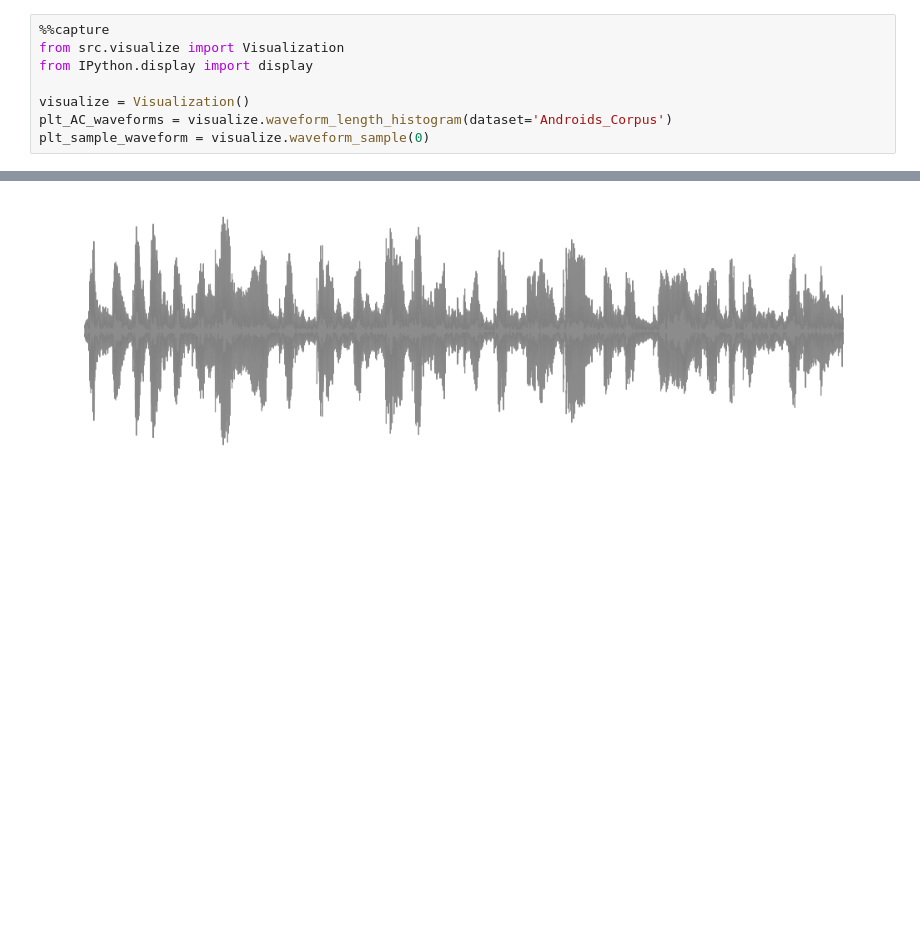
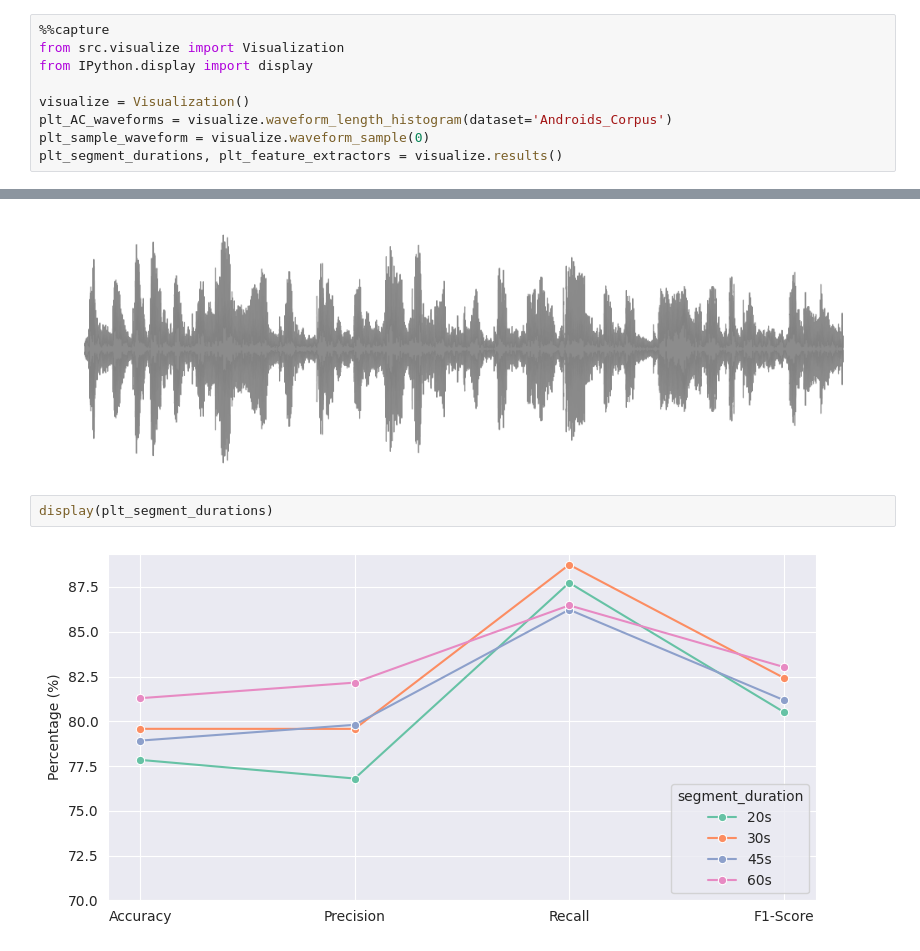
Before and after one commit to tabaraei/MultimodalDG-depression-detection, a Jupyter notebook: playground.ipynb, the cells around one changed output, grey strips where cells are left out. Cells and saved outputs as stored; diff of their text form; blank space fills up the shorter version.

Commit message:
updated the visualization codes used in the thesis

```diff
--- a/playground.ipynb
+++ b/playground.ipynb
@@ -35,6 +35,7 @@ from IPython.display import display
 visualize = Visualization()
 plt_AC_waveforms = visualize.waveform_length_histogram(dataset='Androids_Corpus')
 plt_sample_waveform = visualize.waveform_sample(0)
+plt_segment_durations, plt_feature_extractors = visualize.results()
 # %%
 display(plt_AC_waveforms)
 # %% [output]
@@ -43,3 +44,7 @@ display(plt_AC_waveforms)
 display(plt_sample_waveform)
 # %% [output]
 [figure]
+# %%
+display(plt_segment_durations)
+# %% [output]
+[figure, added]
```
Also changed, not shown: parts of 1 cell of this notebook, 1 other file.
